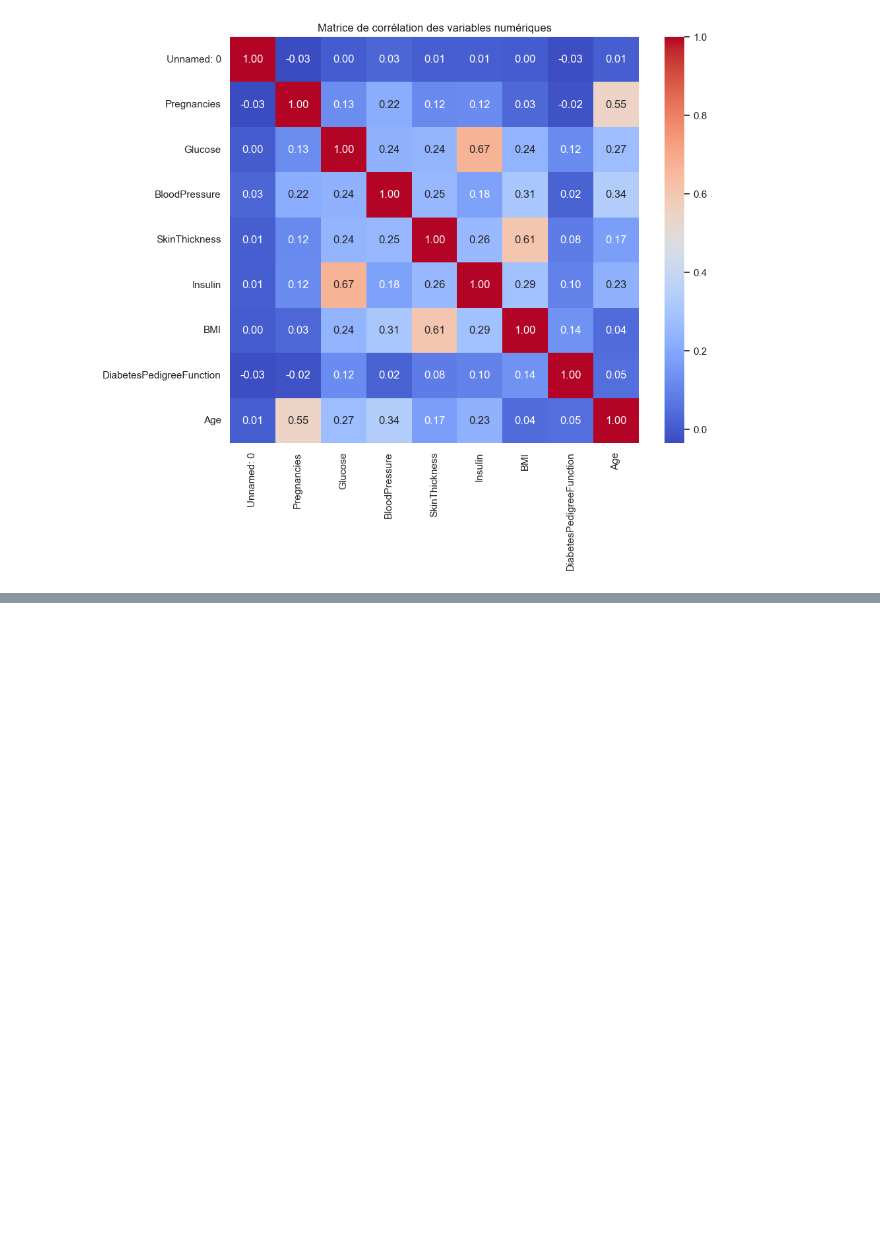
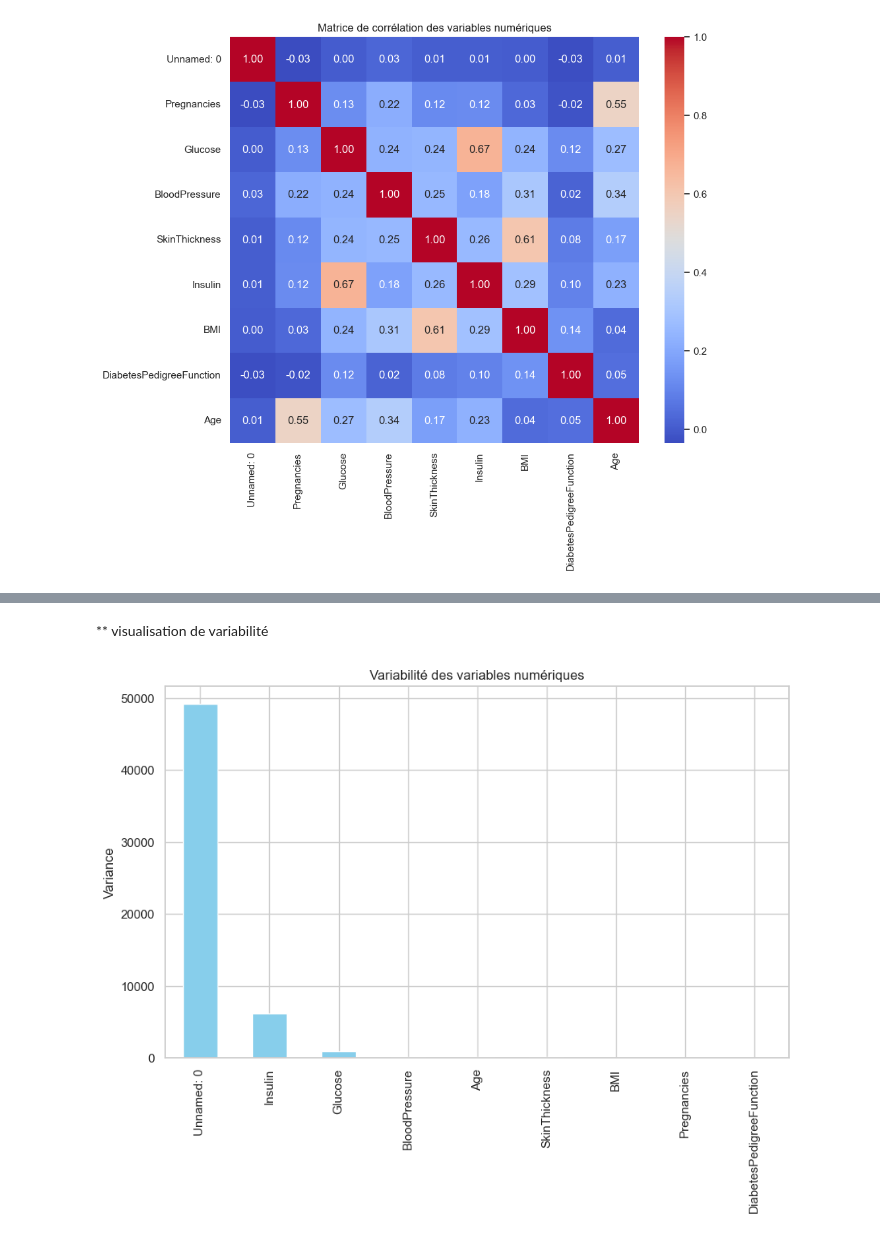
Before and after one commit to MinaELKH/breif2_AnalysePredictionRisqueDiabete, a Jupyter notebook: clustring1.ipynb, the cells around one changed output, grey strips where cells are left out. Drawn from its saved outputs; the diff is of its cells as text; code cells hidden in the pictures; blank space fills up the shorter version.

Commit message:
probleme graphe

```diff
--- a/clustring1.ipynb
+++ b/clustring1.ipynb
@@ -337,0 +340,14 @@ plt.show()
+# %%
+import pandas as pd
+
+# DataFrame numérique
+df_numeric = df_clean.select_dtypes(include=['float64', 'int64'])
+
+# Calcul de la variance
+variances = df_numeric.var()
+
+# Tri décroissant
+variances_sorted = variances.sort_values(ascending=False)
+
+print("📊 Variance des variables numériques (du plus au moins variable) :")
+print(variances_sorted)
@@ -337,0 +366,10 @@ plt.show()
+# %% [markdown]
+** visualisation de variabilité
+# %%
+plt.figure(figsize=(10,6))
+variances_sorted.plot(kind='bar', color='skyblue')
+plt.title("Variabilité des variables numériques")
+plt.ylabel("Variance")
+plt.show()
+# %% [output]
+[figure, added]
```
Also changed, not shown: parts of 14 cells of this notebook.
